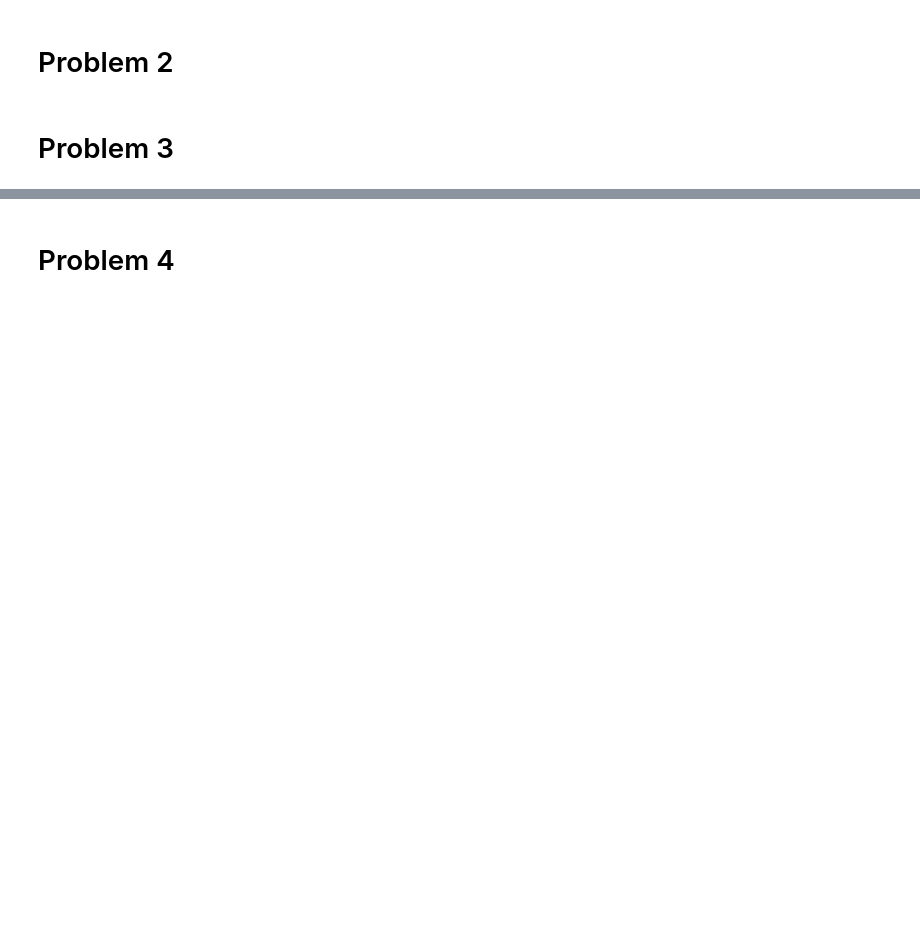
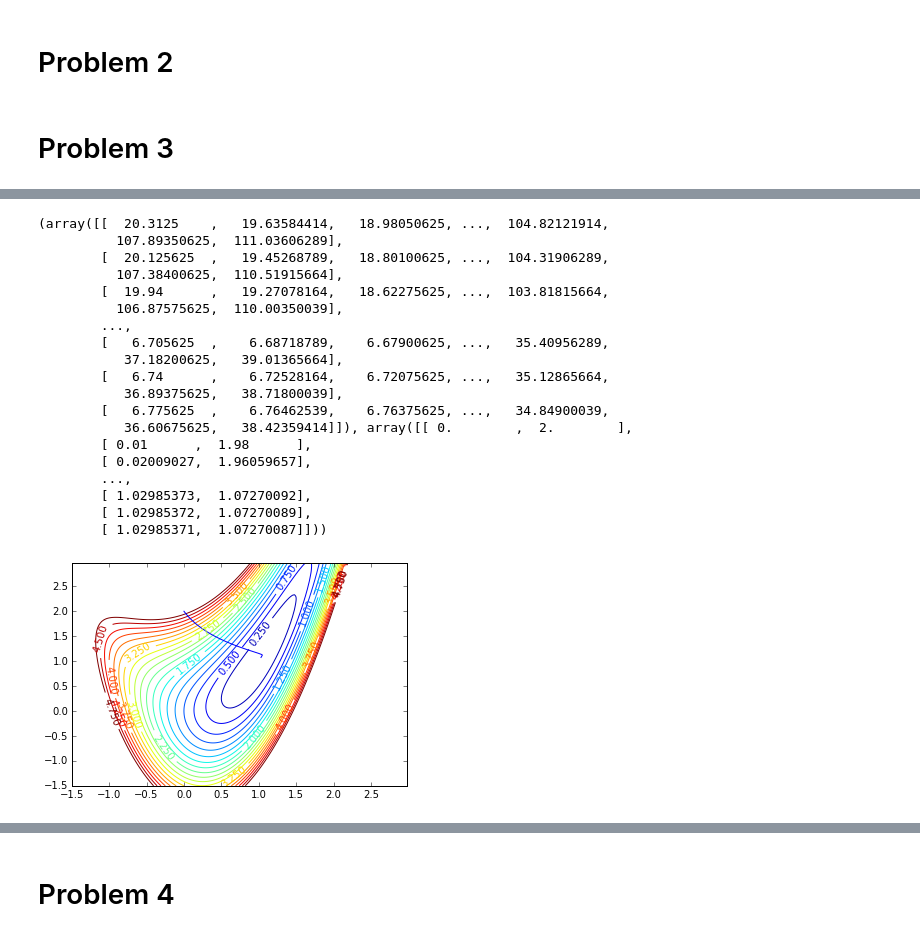
Before and after one commit to scoiatael/nn_assignments, a Jupyter notebook: assignment2/starter_code.ipynb, the cells around one changed output, grey strips where cells are left out. Saved outputs shown, nothing was run; the diff lists cells and outputs as text; code cells hidden in the pictures; blank space fills up the shorter version.

```diff
--- a/assignment2/starter_code.ipynb
+++ b/assignment2/starter_code.ipynb
@@ -262,3 +335,43 @@ print "Found optimum at %s in %d steps (true minimum is at [1,1])" % (Xopt, len(
+# %%
+#
+# Make a contour plot
+#
+# you may want to use functions: meshgrid, contour
+#
+def plot_contour():
+    delta = 0.025
+    axis = arange(-1.5,3.0, delta)
+    X,Y = np.meshgrid(axis, axis)
+    Zv, Zg = rosenbrock((X, Y))
+    #contour(X,Y,Z)
+    #Zv = sqrt(X**2 + Y**2)
+    cs = contour(X, Y, Zv, arange(0., 5., 0.25))
+    clabel(cs, inline=True)
+
+plot_contour()
+plot(Xhist[:,0], Xhist[:, 1], label='gd path')
+Zv, Xhist
+# %% [output]
+(array([[  20.3125    ,   19.63584414,   18.98050625, ...,  104.82121914,
+          107.89350625,  111.03606289],
+        [  20.125625  ,   19.45268789,   18.80100625, ...,  104.31906289,
+          107.38400625,  110.51915664],
+        [  19.94      ,   19.27078164,   18.62275625, ...,  103.81815664,
+          106.87575625,  110.00350039],
+        ...,
+        [   6.705625  ,    6.68718789,    6.67900625, ...,   35.40956289,
+           37.18200625,   39.01365664],
+        [   6.74      ,    6.72528164,    6.72075625, ...,   35.12865664,
+           36.89375625,   38.71800039],
+        [   6.775625  ,    6.76462539,    6.76375625, ...,   34.84900039,
+           36.60675625,   38.42359414]]), array([[ 0.        ,  2.        ],
+        [ 0.01      ,  1.98      ],
+        [ 0.02009027,  1.96059657],
+        ...,
+        [ 1.02985373,  1.07270092],
+        [ 1.02985372,  1.07270089],
+        [ 1.02985371,  1.07270087]]))
+[figure, added]
 # %%
 #
 # Use scipy.optimize.fmin_l_bfgs_b
```
Also changed, not shown: parts of 16 cells of this notebook.
